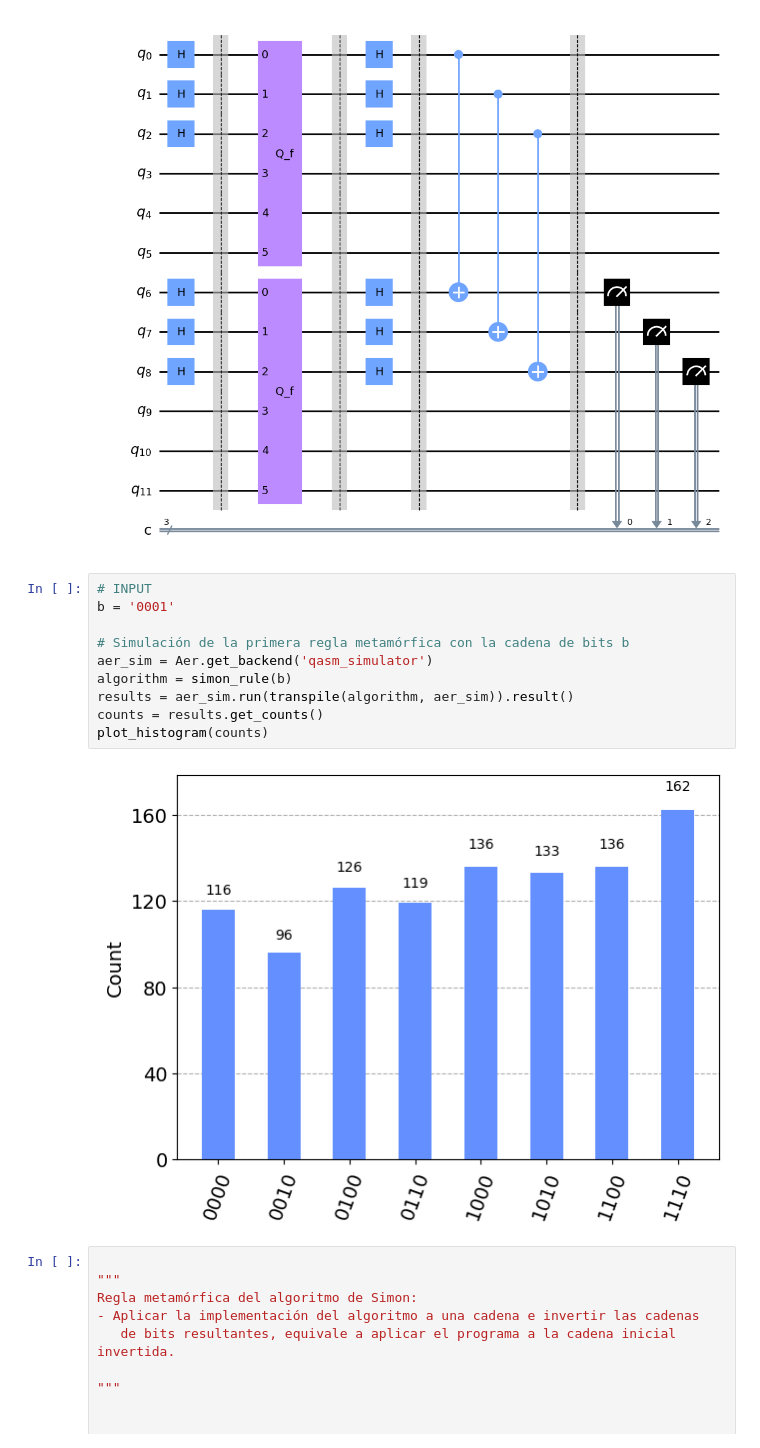
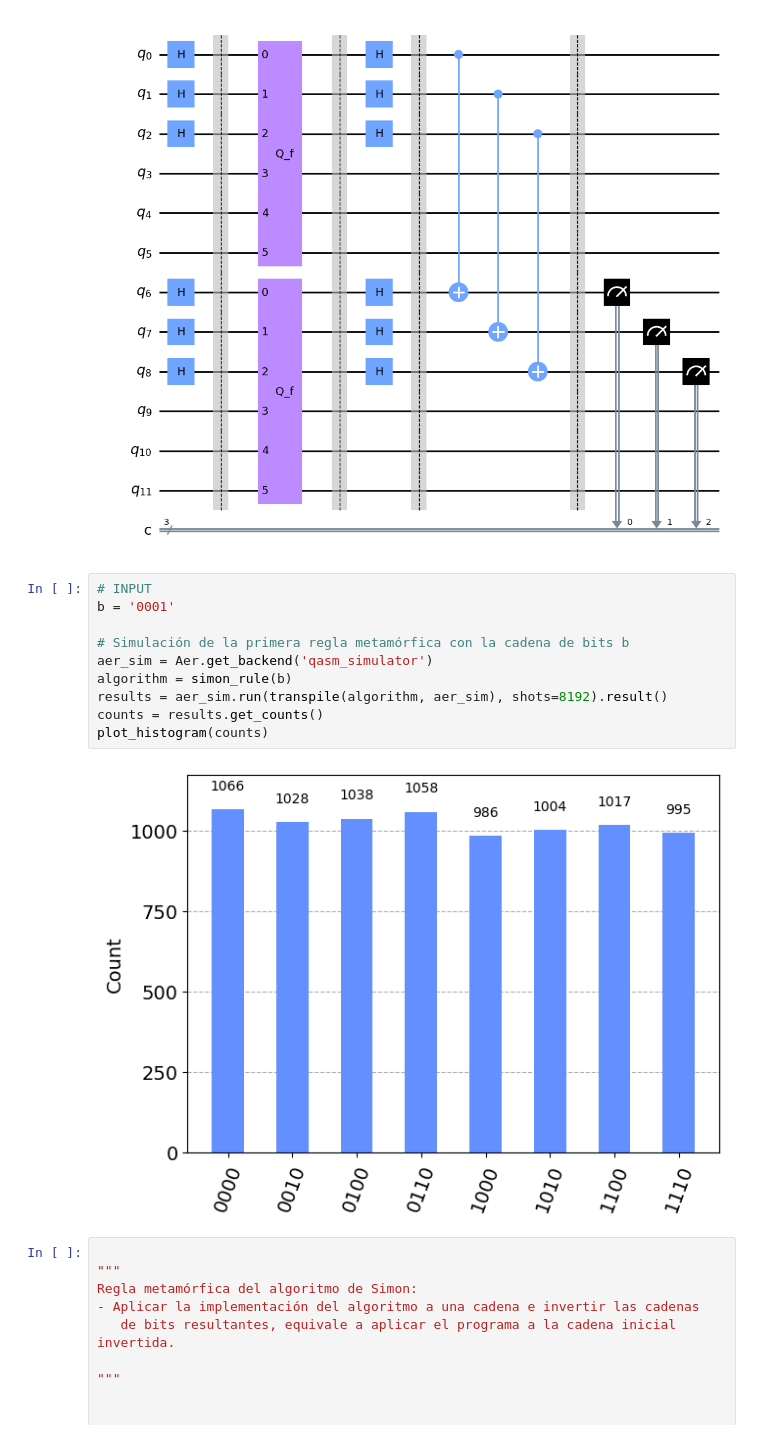
Before and after one commit to rodelanu/TFG, a Jupyter notebook: 3_Simon_Rules.ipynb, the cells around one changed output. Saved outputs shown, nothing was run; the diff lists cells and outputs as text.

```diff
--- a/3_Simon_Rules.ipynb
+++ b/3_Simon_Rules.ipynb
@@ -87,15 +87,15 @@ simon_rule('001').draw(output = 'mpl')
 # %%
 # INPUT
 b = '0001'
 
 # Simulación de la primera regla metamórfica con la cadena de bits b
 aer_sim = Aer.get_backend('qasm_simulator')
 algorithm = simon_rule(b)
-results = aer_sim.run(transpile(algorithm, aer_sim)).result()
+results = aer_sim.run(transpile(algorithm, aer_sim), shots=8192).result()
 counts = results.get_counts()
 plot_histogram(counts)
 # %% [output]
-[figure, old version]
+[figure, new version]
 # %%
 
 """
```
Also changed, not shown: parts of 5 cells of this notebook.
